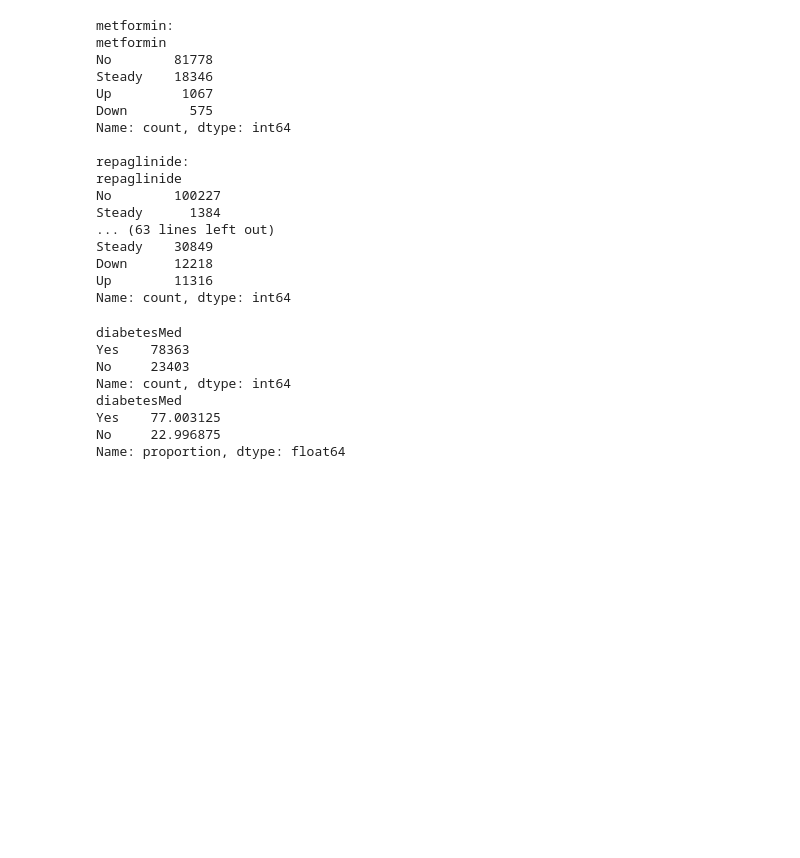
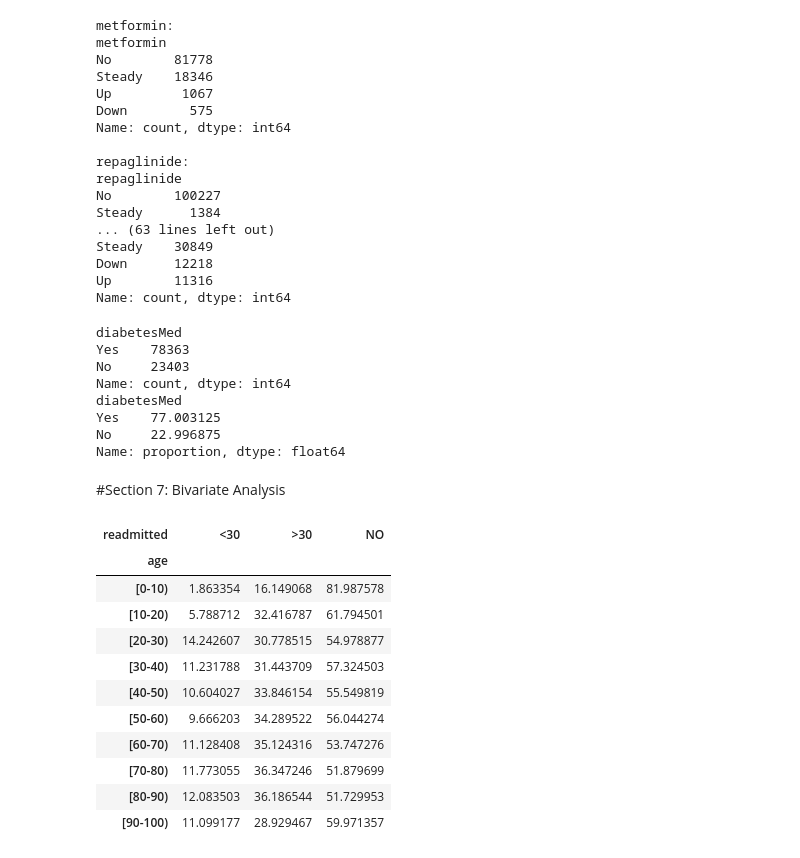
Before and after one commit to EduardoYaguar/act1_2p_si_eda_2_25_yaguar, a Jupyter notebook: act1_2p_si_eda_2_25_yaguar.ipynb, the cells around one changed output. Cells and saved outputs as stored; diff of their text form; code cells hidden in the pictures; blank space fills up the shorter version.

Commit message:
Bivariate Analysis

```diff
--- a/act1_2p_si_eda_2_25_yaguar.ipynb
+++ b/act1_2p_si_eda_2_25_yaguar.ipynb
@@ -371,3 +371,22 @@ diabetesMed
 Yes    77.003125
 No     22.996875
 Name: proportion, dtype: float64
+# %% [markdown]
+#Section 7: Bivariate Analysis
+# %%
+#Compare the readmission with the age
+age_readmit = pd.crosstab(df_clean['age'], df_clean['readmitted'], normalize='index') * 100
+age_readmit
+# %% [output]
+| readmitted | <30 | >30 | NO |
+| age |  |  |  |
+| [0-10) | 1.863354 | 16.149068 | 81.987578 |
+| [10-20) | 5.788712 | 32.416787 | 61.794501 |
+| [20-30) | 14.242607 | 30.778515 | 54.978877 |
+| [30-40) | 11.231788 | 31.443709 | 57.324503 |
+| [40-50) | 10.604027 | 33.846154 | 55.549819 |
+| [50-60) | 9.666203 | 34.289522 | 56.044274 |
+| [60-70) | 11.128408 | 35.124316 | 53.747276 |
+| [70-80) | 11.773055 | 36.347246 | 51.879699 |
+| [80-90) | 12.083503 | 36.186544 | 51.729953 |
+| [90-100) | 11.099177 | 28.929467 | 59.971357 |
```
Also changed, not shown: parts of 5 cells of this notebook.
